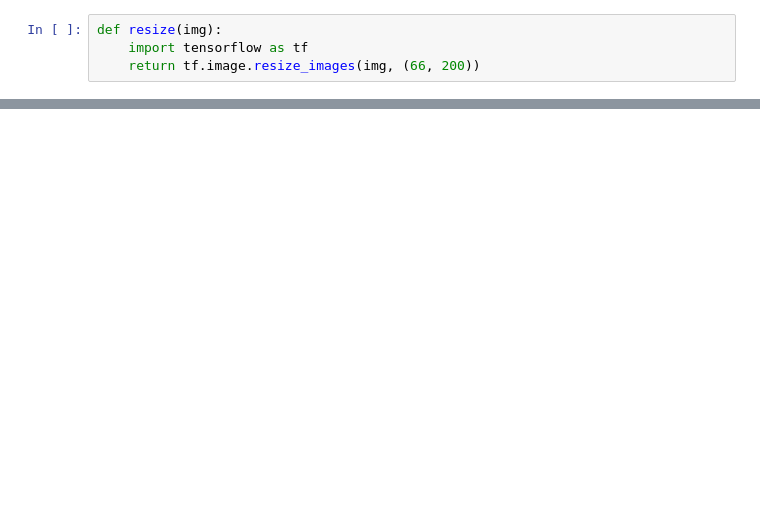
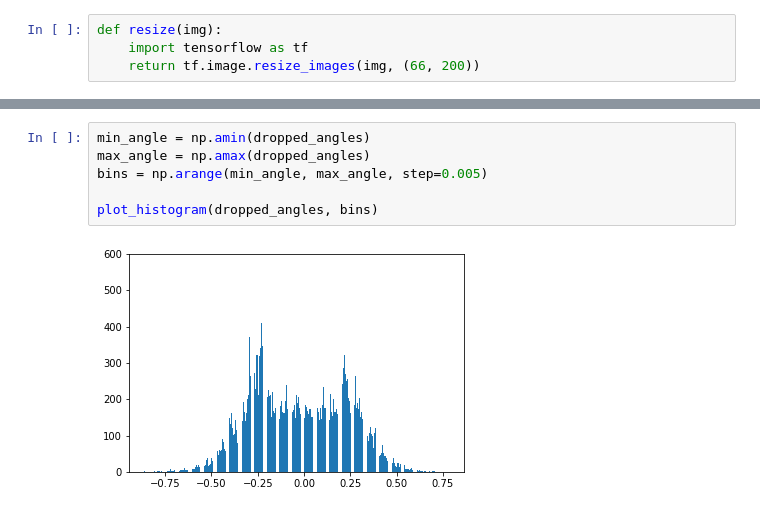
Before and after one commit to kevinwestern/CarND-Behavioral-Cloning-P3, a Jupyter notebook: model.ipynb, the cells around one changed output, grey strips where cells are left out. Drawn from its saved outputs; the diff is of its cells as text; blank space fills up the shorter version.

```diff
--- a/model.ipynb
+++ b/model.ipynb
@@ -291,0 +334,8 @@ Epoch 10/10
+# %%
+min_angle = np.amin(dropped_angles)
+max_angle = np.amax(dropped_angles)
+bins = np.arange(min_angle, max_angle, step=0.005)
+
+plot_histogram(dropped_angles, bins)
+# %% [output]
+[figure, added]
```
Also changed, not shown: parts of 12 cells of this notebook, 2 other files.
